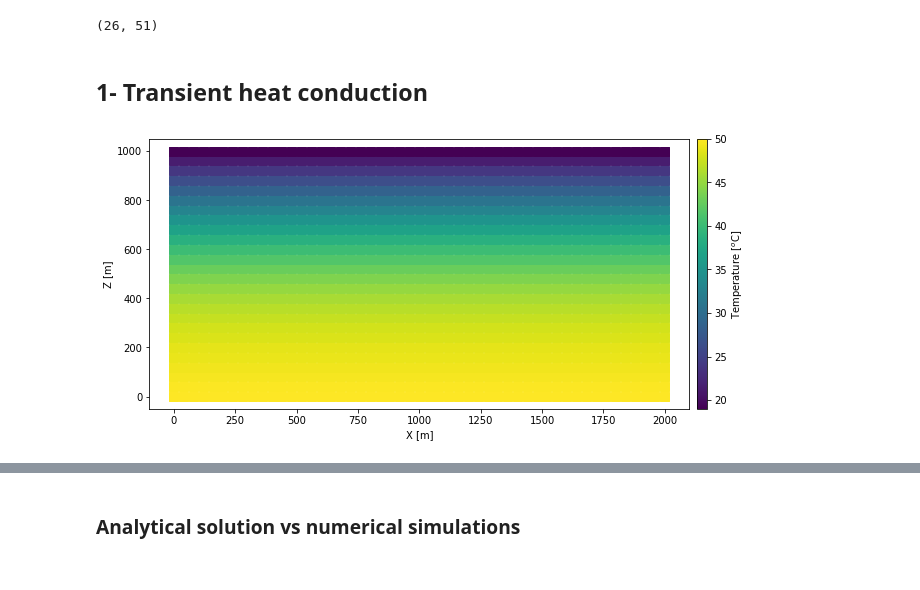
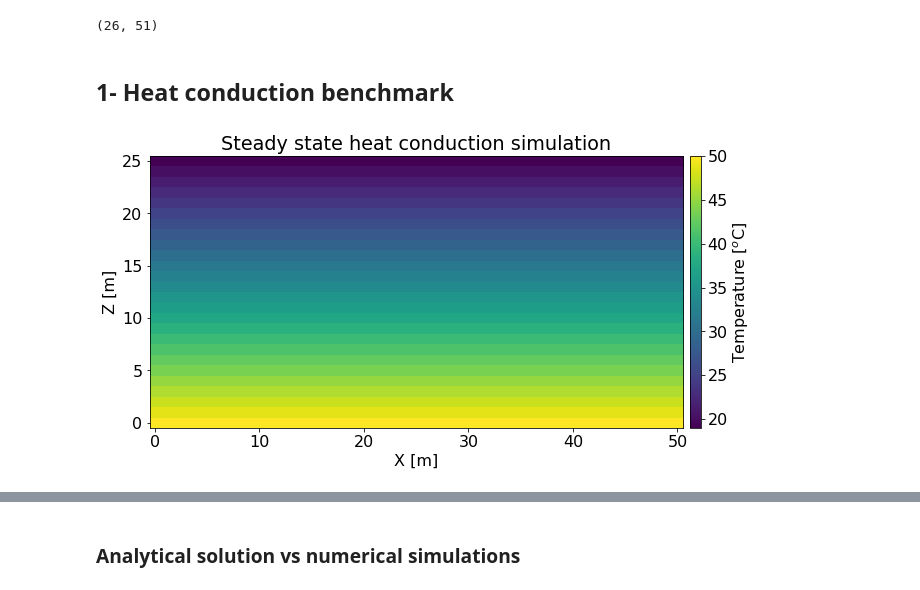
Before and after one commit to gweishar/inputfiles_golem, a Jupyter notebook: exodus_to_python_GW.ipynb, the cells around one changed output, grey strips where cells are left out. Cells and saved outputs as stored; diff of their text form; code cells hidden in the pictures.

```diff
--- a/exodus_to_python_GW.ipynb
+++ b/exodus_to_python_GW.ipynb
@@ -107,25 +107,26 @@ print(vars_im.shape)
 # %% [output]
 (26, 51)
 # %% [markdown]
-## 1- Transient heat conduction
+## 1- Heat conduction benchmark
 # %%
-# Model snapshots
-nc = netCDF4.Dataset('Florian_Benchmark/1-T/gold/T_transient_2D_small_ic50.e')
+# Steady state
+nc = netCDF4.Dataset('Florian_Benchmark/1-T/gold/T_2D_steady.e')
 #Get X and Y coordinates
 X = nc.variables['coordx']
 Y = nc.variables['coordy']
-var2 = nc.variables['vals_nod_var2'] # Temperature var 2, pressure var 1
 yvals = np.sort(np.unique(Y))
-f, ax = plt.subplots(1, 1, figsize=(10, 5))
-im = ax.scatter(X, Y, c=var2[25,:], marker='s', s=80)
-ax.set_xlabel("X [m]")
-ax.set_ylabel("Z [m]")
+var2 = nc.variables['vals_nod_var2']
+fig, ax = plt.subplots(1, 1, figsize=(10, 5))
+vars_im = resort_results(X, Y, var2, -1)
+im=plt.imshow(vars_im, origin='lower left')
+ax.set_xlabel('X [m]')
+ax.set_ylabel('Z [m]')
+ax.set_title('Steady state heat conduction simulation')
 divider = make_axes_locatable(ax)
 cax = divider.append_axes('right', size='2%', pad=0.1)
-cbar = plt.colorbar(im, cax=cax)
-#?plt.colorbar
+cbar = fig.colorbar(im, cax=cax)
 cbar.set_label("Temperature [$^o$C]") #[$^o$C] [Pa]
 ax.set_aspect('equal')
-#plt.savefig("python_figures/4_TH_1211years.eps")
+fig.savefig("python_figures/T_2D_steady.eps")
 # %% [output]
-[figure, old version]
+[figure, new version]
```
Also changed, not shown: parts of 9 cells of this notebook, 6 other files.
